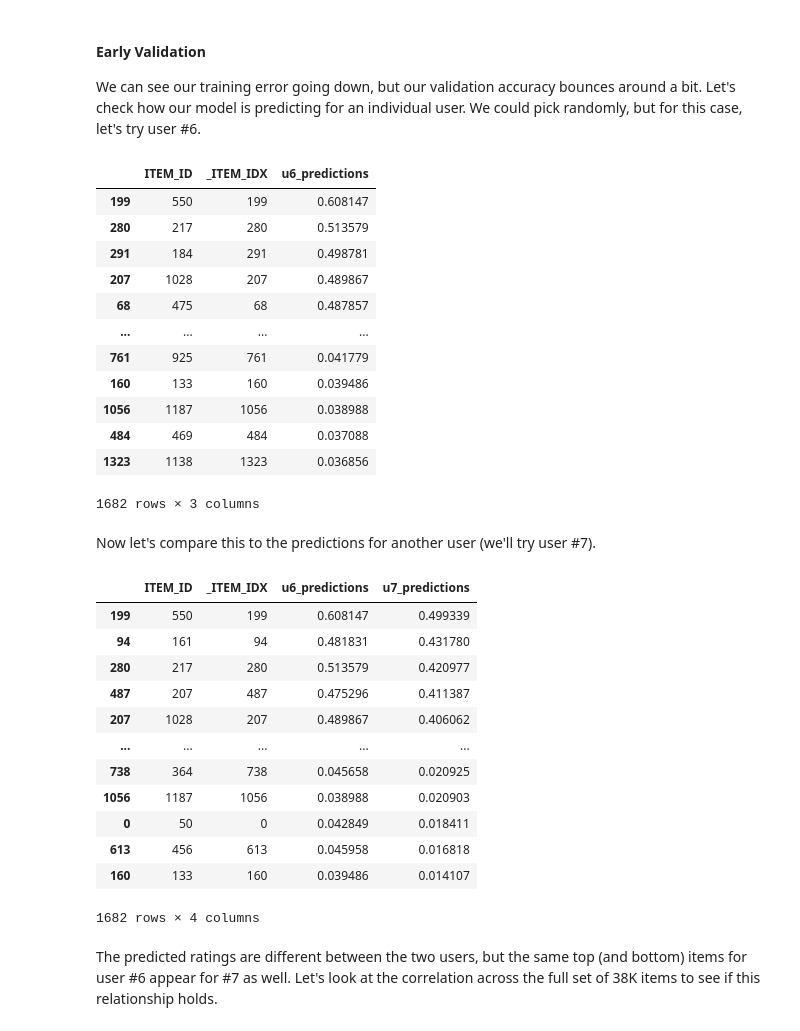
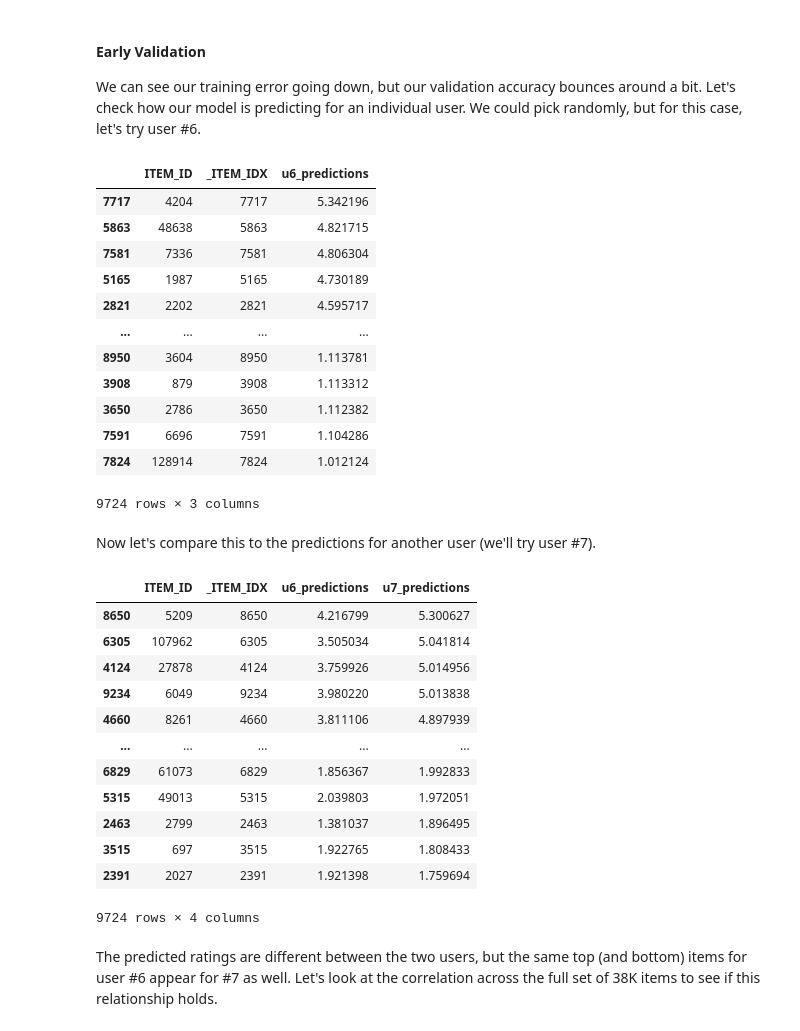
Before and after one commit to mf523/sagemaker-workshop, a Jupyter notebook: recsys/04_Train_MF_gluon.ipynb, the cells around one changed output. Cells and saved outputs as stored; diff of their text form; code cells hidden in the pictures.

```diff
--- a/recsys/04_Train_gluon.ipynb
+++ b/recsys/04_Train_MF_gluon.ipynb
@@ -28,7 +33,6 @@ import matplotlib.pyplot as plt
 # %%
-algo_name = 'gluon-MF'
-dataset_name = 'book-crossing'
-dataset_name = 'ml-100k'
+algo_name = 'MF-gluon'
+dataset_name = 'ml-latest-small' #, 'book-crossing', 'ml-100k'
 # %%
 from sagemaker import get_execution_role
 from sagemaker.session import Session
@@ -53,6 +57,11 @@ model_artifacts_location = f's3://{bucket}/{prefix}/artifacts'
 # IAM execution role that gives SageMaker access to resources in your AWS account.
 # We can use the SageMaker Python SDK to get the role from our notebook environment.
 role = get_execution_role()
+# %%
+df_train = helper.get_csv(dataset_name, "interactions_train.csv.gz")
+df_test = helper.get_csv(dataset_name, "interactions_test.csv.gz")
+df_user_index = helper.get_csv(dataset_name, "user_index.csv.gz")
+df_item_index = helper.get_csv(dataset_name, "item_index.csv.gz")
 # %% [markdown]
 ---
 
@@ -78,9 +87,10 @@ Now we can test our train function locally.  This helps ensure we don't have any
 # %%
 %%time
 
-import gluon_recommender
+import MF_gluon
+
 import importlib
-importlib.reload(gluon_recommender)
+importlib.reload(MF_gluon)
 
 channel_input_dirs = {
     'train': f'data/{dataset_name}/interactions_train.csv.gz',
@@ -95,16 +105,15 @@ hps = {
     'lr': 0.02,
     'momentum': 0.9,
     'wd': 0.,
-    'epochs': 3,
-    'num-gpu': 1,
+    'epochs': 10,
     'batch-size': 1024,
 }
 
-net = local_test_net, local_customer_index, local_product_index = gluon_recommender.train(
+local_test_net, local_customer_index, local_product_index = MF_gluon.train(
     channel_input_dirs,
     hps,
     ['local'],
-    1
+    'local',
+    0,
+    f'model/MF_gluon/{dataset_name}',
 )
-
-gluon_recommender.save(net, f'model/gluon_MF/{dataset_name}')
@@ -117,47 +144,49 @@ However, with just a 64 dimensional embedding, it took 7 minutes to run just 3 e
 
 We can see our training error going down, but our validation accuracy bounces around a bit.  Let's check how our model is predicting for an individual user.  We could pick randomly, but for this case, let's try user #6.
 # %%
-df_item_index['u6_predictions'] = trained_net(
+ctx = mx.cpu()
+
+df_item_index['u6_predictions'] = local_test_net(
     nd.array([6] * df_item_index.shape[0]).as_in_context(ctx),
     nd.array(df_item_index['_ITEM_IDX'].values).as_in_context(ctx)
 ).asnumpy()
 df_item_index.sort_values('u6_predictions', ascending=False)
 # %% [output]
 |  | ITEM_ID | _ITEM_IDX | u6_predictions |
-| 199 | 550 | 199 | 0.608147 |
-| 280 | 217 | 280 | 0.513579 |
-| 291 | 184 | 291 | 0.498781 |
-| 207 | 1028 | 207 | 0.489867 |
-| 68 | 475 | 68 | 0.487857 |
+| 7717 | 4204 | 7717 | 5.342196 |
+| 5863 | 48638 | 5863 | 4.821715 |
+| 7581 | 7336 | 7581 | 4.806304 |
+| 5165 | 1987 | 5165 | 4.730189 |
+| 2821 | 2202 | 2821 | 4.595717 |
 | ... | ... | ... | ... |
-| 761 | 925 | 761 | 0.041779 |
-| 160 | 133 | 160 | 0.039486 |
-| 1056 | 1187 | 1056 | 0.038988 |
-| 484 | 469 | 484 | 0.037088 |
-| 1323 | 1138 | 1323 | 0.036856 |
+| 8950 | 3604 | 8950 | 1.113781 |
+| 3908 | 879 | 3908 | 1.113312 |
+| 3650 | 2786 | 3650 | 1.112382 |
+| 7591 | 6696 | 7591 | 1.104286 |
+| 7824 | 128914 | 7824 | 1.012124 |
-1682 rows × 3 columns
+9724 rows × 3 columns
 # %% [markdown]
 Now let's compare this to the predictions for another user (we'll try user #7).
 # %%
-df_item_index['u7_predictions'] = trained_net(
+df_item_index['u7_predictions'] = local_test_net(
     nd.array([7] * df_item_index.shape[0]).as_in_context(ctx),
     nd.array(df_item_index['_ITEM_IDX'].values).as_in_context(ctx)
 ).asnumpy()
 df_item_index.sort_values('u7_predictions', ascending=False)
 # %% [output]
 |  | ITEM_ID | _ITEM_IDX | u6_predictions | u7_predictions |
-| 199 | 550 | 199 | 0.608147 | 0.499339 |
-| 94 | 161 | 94 | 0.481831 | 0.431780 |
-| 280 | 217 | 280 | 0.513579 | 0.420977 |
-| 487 | 207 | 487 | 0.475296 | 0.411387 |
-| 207 | 1028 | 207 | 0.489867 | 0.406062 |
+| 8650 | 5209 | 8650 | 4.216799 | 5.300627 |
+| 6305 | 107962 | 6305 | 3.505034 | 5.041814 |
+| 4124 | 27878 | 4124 | 3.759926 | 5.014956 |
+| 9234 | 6049 | 9234 | 3.980220 | 5.013838 |
+| 4660 | 8261 | 4660 | 3.811106 | 4.897939 |
 | ... | ... | ... | ... | ... |
-| 738 | 364 | 738 | 0.045658 | 0.020925 |
-| 1056 | 1187 | 1056 | 0.038988 | 0.020903 |
-| 0 | 50 | 0 | 0.042849 | 0.018411 |
-| 613 | 456 | 613 | 0.045958 | 0.016818 |
-| 160 | 133 | 160 | 0.039486 | 0.014107 |
+| 6829 | 61073 | 6829 | 1.856367 | 1.992833 |
+| 5315 | 49013 | 5315 | 2.039803 | 1.972051 |
+| 2463 | 2799 | 2463 | 1.381037 | 1.896495 |
+| 3515 | 697 | 3515 | 1.922765 | 1.808433 |
+| 2391 | 2027 | 2391 | 1.921398 | 1.759694 |
-1682 rows × 4 columns
+9724 rows × 4 columns
 # %% [markdown]
 The predicted ratings are different between the two users, but the same top (and bottom) items for user #6 appear for #7 as well.  Let's look at the correlation across the full set of 38K items to see if this relationship holds.
 # %%
```
Also changed, not shown: parts of 8 cells of this notebook, 7 other files.
